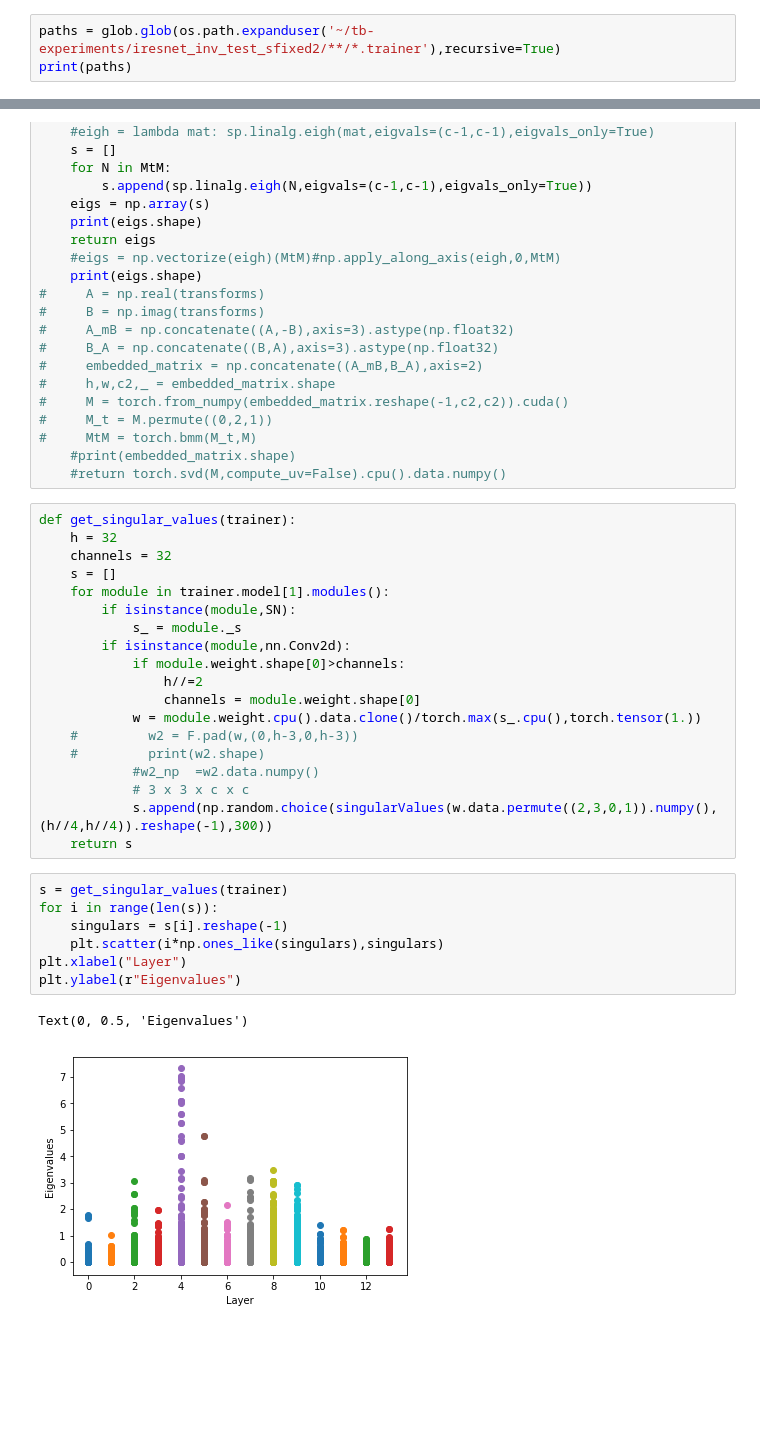
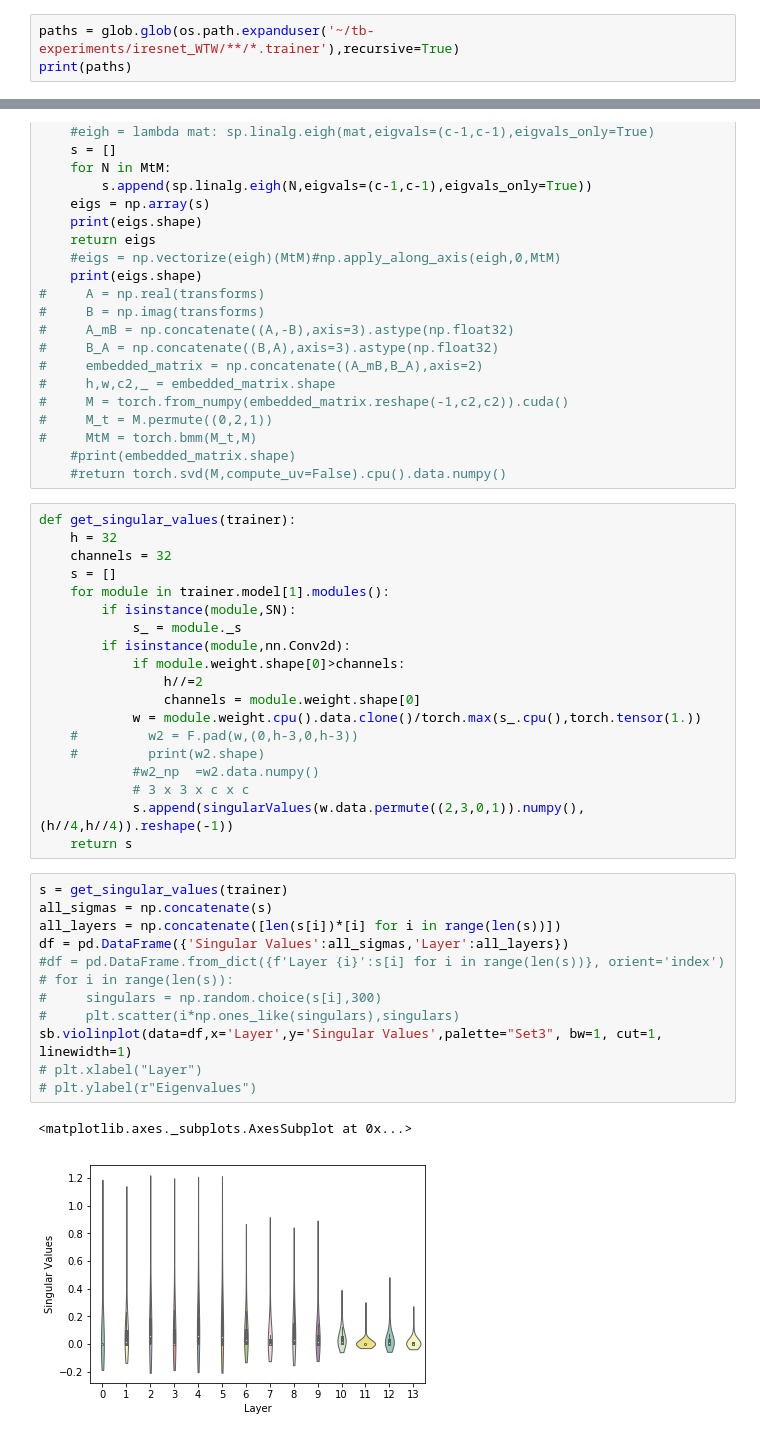
Before and after one commit to izmailovpavel/flowgmm, a Jupyter notebook: invertible/singular_values.ipynb, the cells around one changed output, grey strips where cells are left out. Cells and saved outputs as stored; diff of their text form; blank space fills up the shorter version.

```diff
--- a/invertible/singular_values.ipynb
+++ b/invertible/singular_values.ipynb
@@ -17,4 +17,4 @@ The line_profiler extension is already loaded. To reload it, use:
 # %%
-paths = glob.glob(os.path.expanduser('~/tb-experiments/iresnet_inv_test_sfixed2/**/*.trainer'),recursive=True)
+paths = glob.glob(os.path.expanduser('~/tb-experiments/iresnet_WTW/**/*.trainer'),recursive=True)
 print(paths)
 # %% [output]
@@ -73,15 +73,20 @@ def get_singular_values(trainer):
     #         print(w2.shape)
             #w2_np  =w2.data.numpy()
             # 3 x 3 x c x c
-            s.append(np.random.choice(singularValues(w.data.permute((2,3,0,1)).numpy(),(h//4,h//4)).reshape(-1),300))
+            s.append(singularValues(w.data.permute((2,3,0,1)).numpy(),(h//4,h//4)).reshape(-1))
     return s
-# %%
-s = get_singular_values(trainer)
-for i in range(len(s)):
-    singulars = s[i].reshape(-1)
-    plt.scatter(i*np.ones_like(singulars),singulars)
-plt.xlabel("Layer")
-plt.ylabel(r"Eigenvalues")
-# %% [output]
-Text(0, 0.5, 'Eigenvalues')
-[figure, removed]
+# %%
+s = get_singular_values(trainer)
+all_sigmas = np.concatenate(s)
+all_layers = np.concatenate([len(s[i])*[i] for i in range(len(s))])
+df = pd.DataFrame({'Singular Values':all_sigmas,'Layer':all_layers})
+#df = pd.DataFrame.from_dict({f'Layer {i}':s[i] for i in range(len(s))}, orient='index')
+# for i in range(len(s)):
+#     singulars = np.random.choice(s[i],300)
+#     plt.scatter(i*np.ones_like(singulars),singulars)
+sb.violinplot(data=df,x='Layer',y='Singular Values',palette="Set3", bw=1, cut=1, linewidth=1)
+# plt.xlabel("Layer")
+# plt.ylabel(r"Eigenvalues")
+# %% [output]
+<matplotlib.axes._subplots.AxesSubplot at 0x...>
+[figure, added]
```
Also changed, not shown: parts of 15 cells of this notebook, 5 other files.
